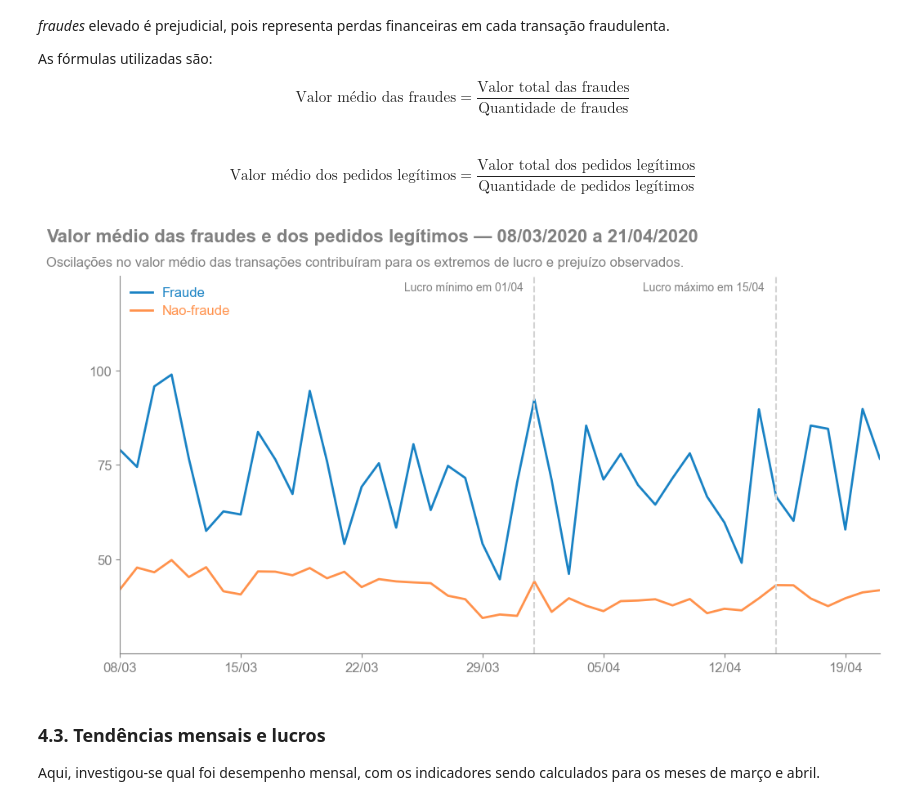
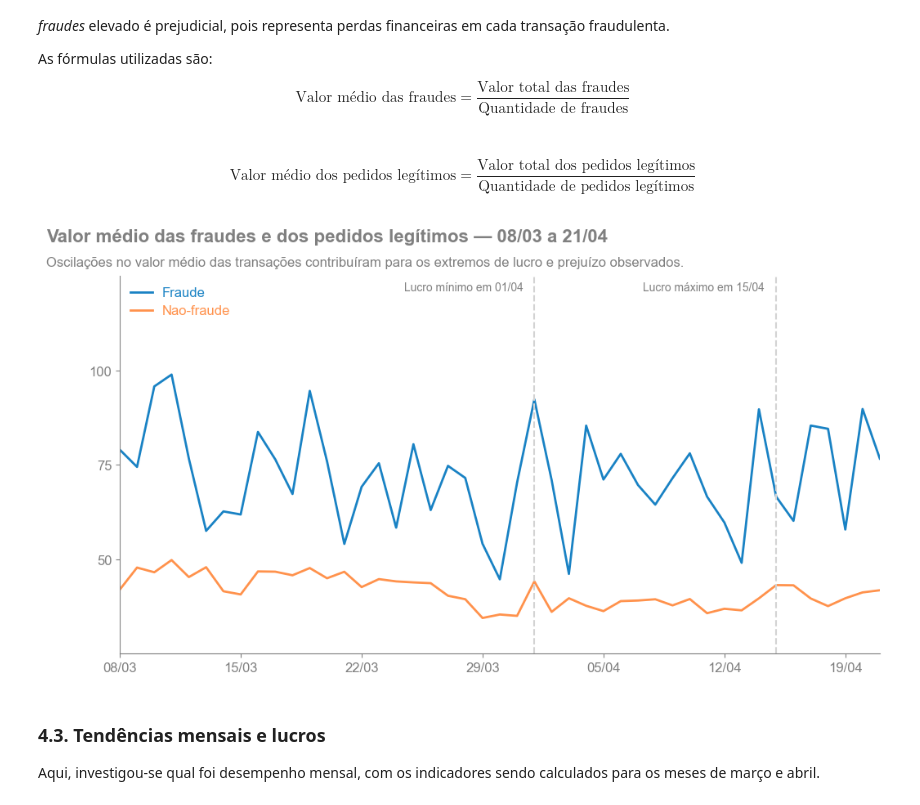
Before and after one commit to manoel-nto/analise_fraude, a Jupyter notebook: notebooks/analise-fraude.ipynb, the cells around one changed output. Drawn from its saved outputs; the diff is of its cells as text; code cells hidden in the pictures.

```diff
--- a/notebooks/analise-fraude.ipynb
+++ b/notebooks/analise-fraude.ipynb
@@ -552,7 +552,7 @@ ax.tick_params(colors="grey", labelsize=12, labelcolor="grey")
 fig.text(
     x=0.05,
     y=0.95,
-    s=f"Valor médio das fraudes e dos pedidos legítimos — 08/03/2020 a 21/04/2020",
+    s=f"Valor médio das fraudes e dos pedidos legítimos — 08/03 a 21/04",
     fontdict={
         "fontname": "Arial",
         "fontsize": 16,
@@ -596,34 +596,34 @@ fig.text(
     fontdict={"fontname": "Arial", "fontsize": 10, "color": "grey"},
 )
 
 fig.text(
     x=0.658,
     y=0.85,
     s=f"Lucro máximo em {maior_lucro['data_compra'].iloc[0]:%d/%m}",
     fontdict={"fontname": "Arial", "fontsize": 10, "color": "grey"},
 )
 
 # Legenda
 legend = ax.legend(loc="upper left", frameon=False)
 for text, color in zip(legend.get_texts(), colors):
     text.set_fontfamily("Arial")
     text.set_color(color)
     text.set_fontsize(12)
 
 # Spines
 ax.spines[["top", "right"]].set_visible(False)
 ax.spines[["bottom", "left"]].set_color("grey")
 
 # Mostrar gráfico
 plt.show()
 
 # Salvar
 fig.savefig(
     "/home/mcastro/Documents/visual_studio_code_files/case-fraude/figures/3-valor_medio_diario.png",
     dpi="figure",
 )
 # %% [output]
-[figure, old version]
+[figure, new version]
 # %% [markdown]
 <a id="43"></a>
 ### 4.3. Tendências mensais e lucros
```
Also changed, not shown: parts of 8 cells of this notebook, 8 other files.
